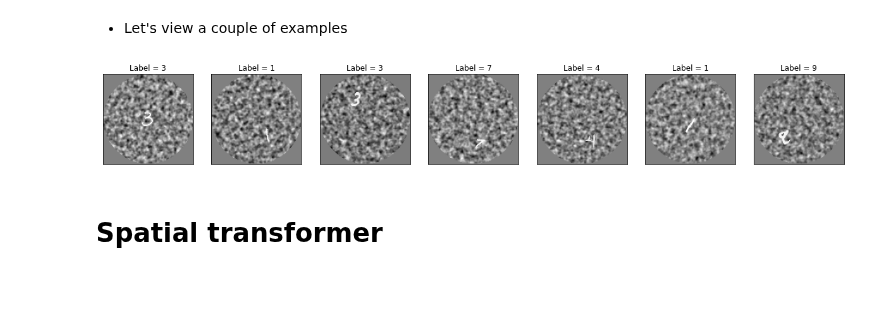
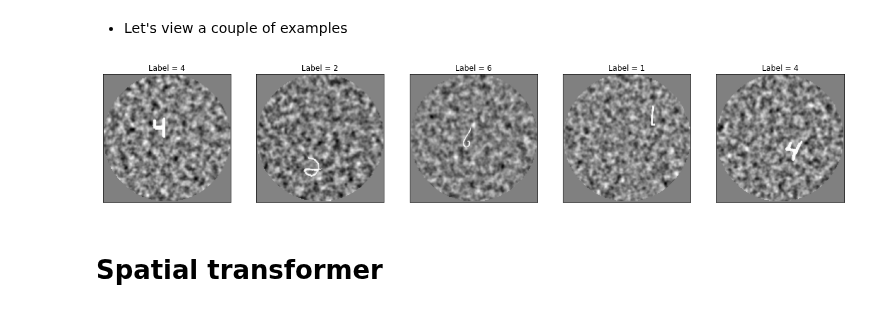
Before and after one commit to dabane-ghassan/int-lab-book, a Jupyter notebook: src/stn_128x128.ipynb, the cells around one changed output. Saved outputs shown, nothing was run; the diff lists cells and outputs as text; code cells hidden in the pictures; blank space fills up the shorter version.

Commit message:
replacing data figure for 128x128

```diff
--- a/src/stn_128x128.ipynb
+++ b/src/stn_128x128.ipynb
@@ -84,7 +84,7 @@ torch.Size([100, 1, 128, 128])
 # %% [markdown]
 - Let's view a couple of examples
 # %%
-data = view_dataset(train_loader, n=7)
+data = view_dataset(train_loader, n=5)
 # %% [output]
-[figure, old version]
+[figure, new version]
 # %%
```
Also changed, not shown: parts of 1 cell of this notebook, 1 other file.
